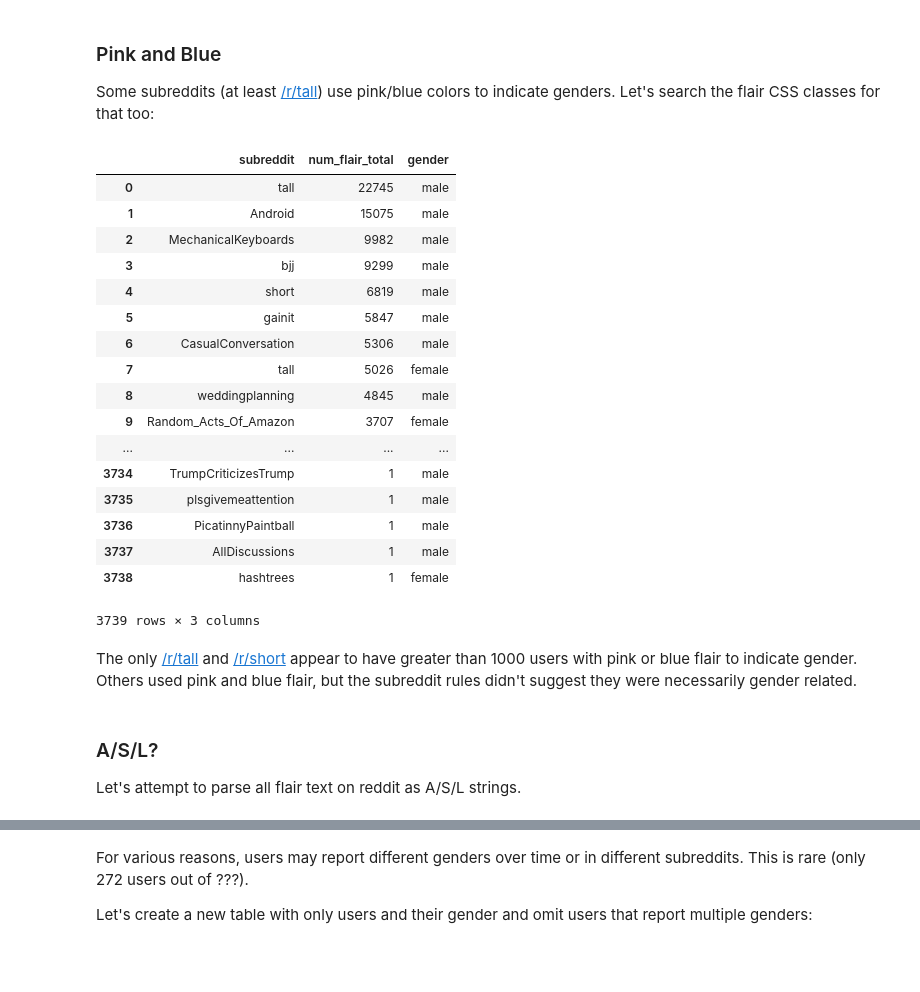
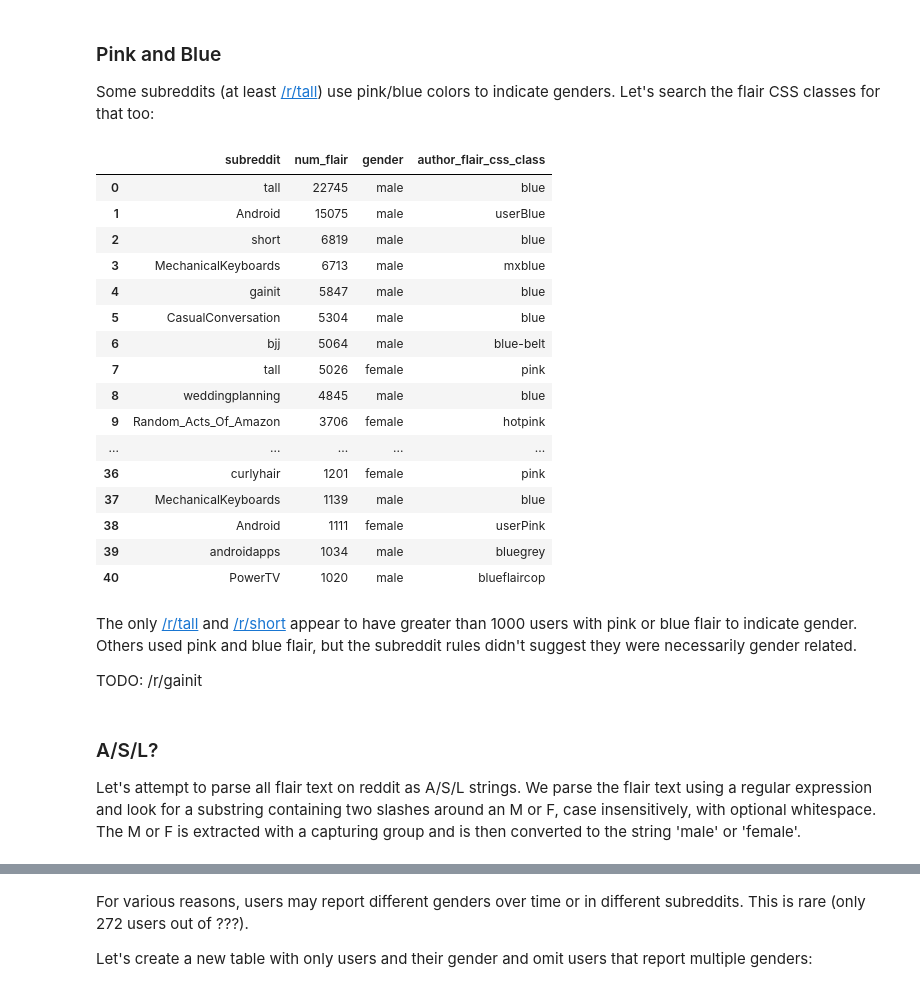
Before and after one commit to bburky/subredditgenderratios, a Jupyter notebook: Subreddit Gender Ratios.ipynb, the cells around one changed output, grey strips where cells are left out. Cells and saved outputs as stored; diff of their text form; code cells hidden in the pictures; blank space fills up the shorter version.

```diff
--- a/Subreddit Gender Ratios.ipynb
+++ b/Subreddit Gender Ratios.ipynb
@@ -257,57 +243,58 @@ Some subreddits (at least [/r/tall](https://reddit.com/r/tall)) use pink/blue co
 # %%
 %%bigquery
 SELECT
   subreddit,
-  SUM(num_flair) AS num_flair_total,
+  num_flair,
   CASE
     WHEN color = 'pink' THEN 'female'
     WHEN color = 'blue' THEN 'male'
-  END AS gender
+  END AS gender,
+  author_flair_css_class
 FROM (
   SELECT
     subreddit,
     REGEXP_EXTRACT(
       LOWER(author_flair_css_class),
-      '.*(pink|blue).*') AS color,
-    COUNT(*) AS num_flair
+      'pink|blue') AS color,
+    COUNT(*) AS num_flair,
+    author_flair_css_class
   FROM
     flair.userflair
   GROUP BY
     subreddit,
-    author_flair_text,
-    color)
+    color,
+    author_flair_css_class)
 WHERE
   color IS NOT NULL
-GROUP BY
-  subreddit,
-  gender
+  AND num_flair > 1000
 ORDER BY
-  num_flair_total DESC;
+  num_flair DESC;
 # %% [output]
-|  | subreddit | num_flair_total | gender |
-| 0 | tall | 22745 | male |
-| 1 | Android | 15075 | male |
-| 2 | MechanicalKeyboards | 9982 | male |
-| 3 | bjj | 9299 | male |
-| 4 | short | 6819 | male |
-| 5 | gainit | 5847 | male |
-| 6 | CasualConversation | 5306 | male |
-| 7 | tall | 5026 | female |
-| 8 | weddingplanning | 4845 | male |
-| 9 | Random_Acts_Of_Amazon | 3707 | female |
-| ... | ... | ... | ... |
-| 3734 | TrumpCriticizesTrump | 1 | male |
-| 3735 | plsgivemeattention | 1 | male |
-| 3736 | PicatinnyPaintball | 1 | male |
-| 3737 | AllDiscussions | 1 | male |
-| 3738 | hashtrees | 1 | female |
+|  | subreddit | num_flair | gender | author_flair_css_class |
+| 0 | tall | 22745 | male | blue |
+| 1 | Android | 15075 | male | userBlue |
+| 2 | short | 6819 | male | blue |
+| 3 | MechanicalKeyboards | 6713 | male | mxblue |
+| 4 | gainit | 5847 | male | blue |
+| 5 | CasualConversation | 5304 | male | blue |
+| 6 | bjj | 5064 | male | blue-belt |
+| 7 | tall | 5026 | female | pink |
+| 8 | weddingplanning | 4845 | male | blue |
+| 9 | Random_Acts_Of_Amazon | 3706 | female | hotpink |
+| ... | ... | ... | ... | ... |
+| 36 | curlyhair | 1201 | female | pink |
+| 37 | MechanicalKeyboards | 1139 | male | blue |
+| 38 | Android | 1111 | female | userPink |
+| 39 | androidapps | 1034 | male | bluegrey |
+| 40 | PowerTV | 1020 | male | blueflaircop |
-3739 rows × 3 columns
 # %% [markdown]
 The only [/r/tall](https://reddit.com/r/tall) and [/r/short](https://reddit.com/r/short) appear to have greater than 1000 users with pink or blue flair to indicate gender. Others used pink and blue flair, but the subreddit rules didn't suggest they were necessarily gender related.
+
+TODO: /r/gainit
-# %% [markdown]
-### A/S/L?
-
-Let's attempt to parse all flair text on reddit as A/S/L strings.
+# %% [markdown]
+### A/S/L?
+
+Let's attempt to parse all flair text on reddit as A/S/L strings. We parse the flair text using a regular expression and look for a substring containing two slashes around an M or F, case insensitively, with optional whitespace. The M or F is extracted with a capturing group and is then converted to the string 'male' or 'female'.
 # %%
 %%bigquery
 SELECT
```
Also changed, not shown: parts of 17 cells of this notebook.
